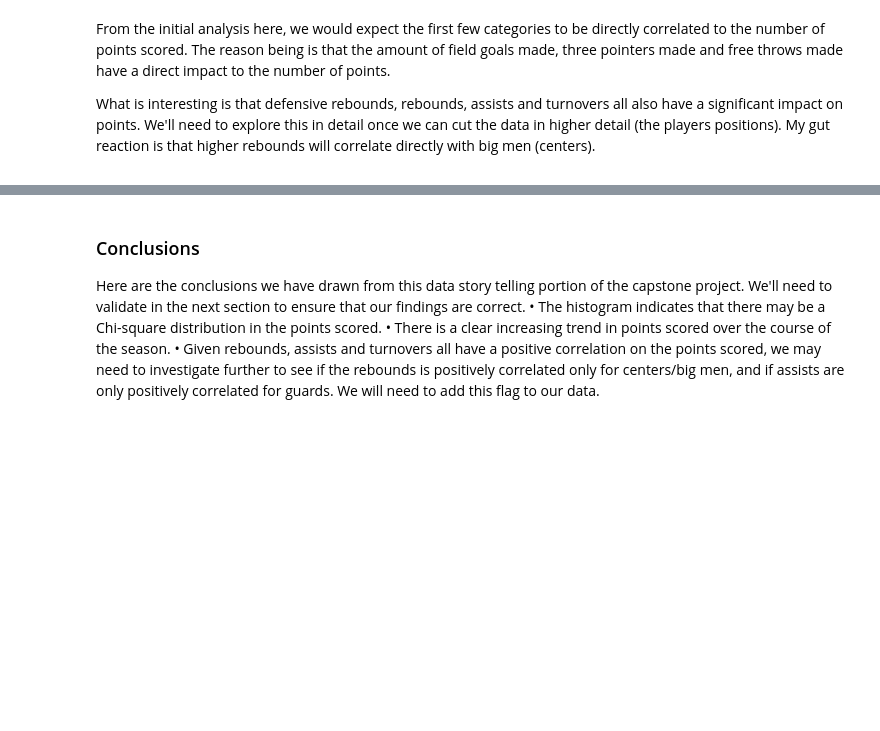
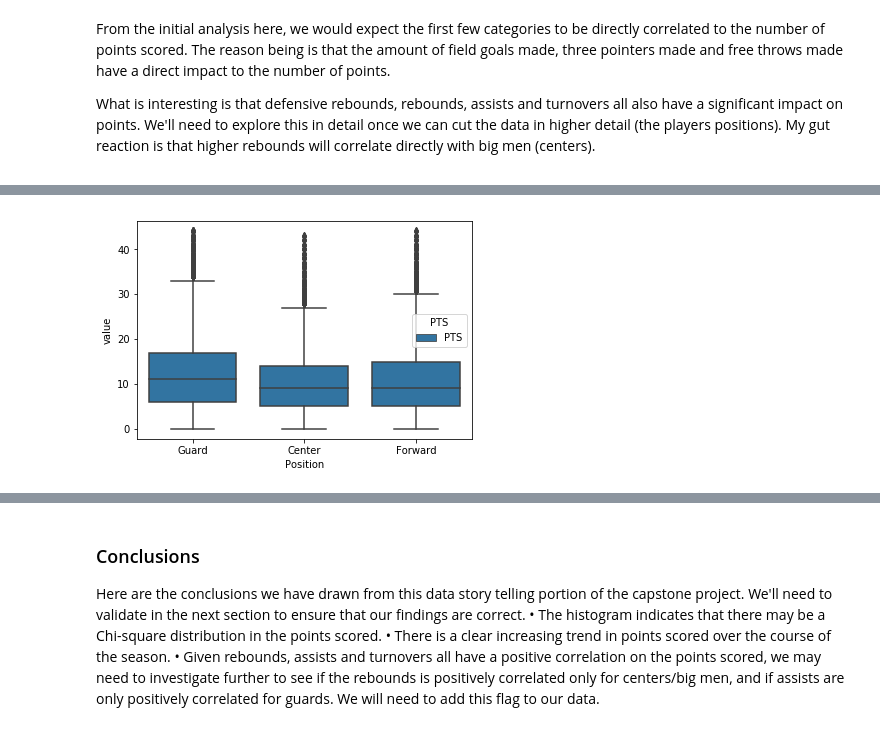
Before and after one commit to btsao604/Capstone_1, a Jupyter notebook: Data_Storytelling/Data_Storytelling.ipynb, the cells around one changed output, grey strips where cells are left out. Saved outputs shown, nothing was run; the diff lists cells and outputs as text; code cells hidden in the pictures; blank space fills up the shorter version.

```diff
--- a/Data_Storytelling/Data_Storytelling.ipynb
+++ b/Data_Storytelling/Data_Storytelling.ipynb
@@ -27,10 +27,13 @@ def points_data(year):
     player = '../raw_data/player_stats_'+year+'.csv'
     team = '../raw_data/team_stats_'+year+'.csv'
     player_over='../raw_data/player_overall_15minsplus'+year+'.csv'
+    player_position = '../raw_data/player_positions'+year+'.csv'
+    starter='../raw_data/starter_bench'+year+'.csv'
     data = pd.read_csv(player)
     team_data = pd.read_csv(team)
     player_overall = pd.read_csv(player_over)
-
+    player_pos = pd.read_csv(player_position)
+    starter_bench = pd.read_csv(starter)
 
     team_data['VS_TEAM_ABBREVIATION'] = team_data['MATCHUP'].str[-3:]
     new_team = team_data[['TEAM_ID','TEAM_ABBREVIATION','VS_TEAM_ABBREVIATION', 'GAME_ID', 'GAME_DATE', 'FGM', 'FTA', 'FGA','OREB','DREB', 'TOV','MIN']]
@@ -50,10 +53,13 @@ def points_data(year):
     data = data[data['PLAYER_ID'].isin(players)]
     data_with_number = pd.merge(data, team_schedule, how='left', left_on=['TEAM_ID', 'GAME_ID'], right_on=['TEAM_ID', 'GAME_ID'])
     data_with_number = data_with_number.sort_values(['PLAYER_ID', 'GAME_NUMBER'])
-
     data_with_number['YEAR'] = year
     data_with_number = data_with_number.drop(columns=['Unnamed: 0', 'SEASON_ID','VIDEO_AVAILABLE', 'TEAM_ABBREVIATION_y' ])
-    return data_with_number
+
+    data_position = pd.merge(data_with_number,player_pos, how='left', left_on='PLAYER_ID', right_on='PLAYER_ID')
+    data_starter_bench = pd.merge(data_position,starter_bench, how='left', left_on='PLAYER_ID', right_on='PLAYER_ID')
+
+    return data_starter_bench
 # %%
 points_2014 = points_data('2014-15')
 points_2015 = points_data('2015-16')
@@ -137,3 +132,13 @@ Name: PTS, dtype: float64
 <p> From the initial analysis here, we would expect the first few categories to be directly correlated to the number of points scored. The reason being is that the amount of field goals made, three pointers made and free throws made have a direct impact to the number of points.
 
 What is interesting is that defensive rebounds, rebounds, assists and turnovers all also have a significant impact on points. We'll need to explore this in detail once we can cut the data in higher detail (the players positions). My gut reaction is that higher rebounds will correlate directly with big men (centers).</p>
+# %%
+guards = combined[combined.GUARD.notnull()].assign(Position='Guard')
+guards = guards[guards['PTS'] < 45]
+centers = combined[combined.CENTER.notnull()].assign(Position='Center')
+centers = centers[centers['PTS'] < 45]
+forwards = combined[combined.FORWARD.notnull()].assign(Position='Forward')
+forwards = forwards[forwards['PTS'] < 45]
+cdf = pd.concat([guards, centers, forwards])
+mdf = pd.melt(cdf, id_vars=['Position'], value_vars=['PTS'], var_name=['PTS'])
+mdf.head()
@@ -139,0 +152,5 @@ What is interesting is that defensive rebounds, rebounds, assists and turnovers
+# %%
+ax = sns.boxplot(x="Position", y="value", hue="PTS", data=mdf)
+plt.show()
+# %% [output]
+[figure, added]
```
Also changed, not shown: parts of 4 cells of this notebook, 10 other files.
